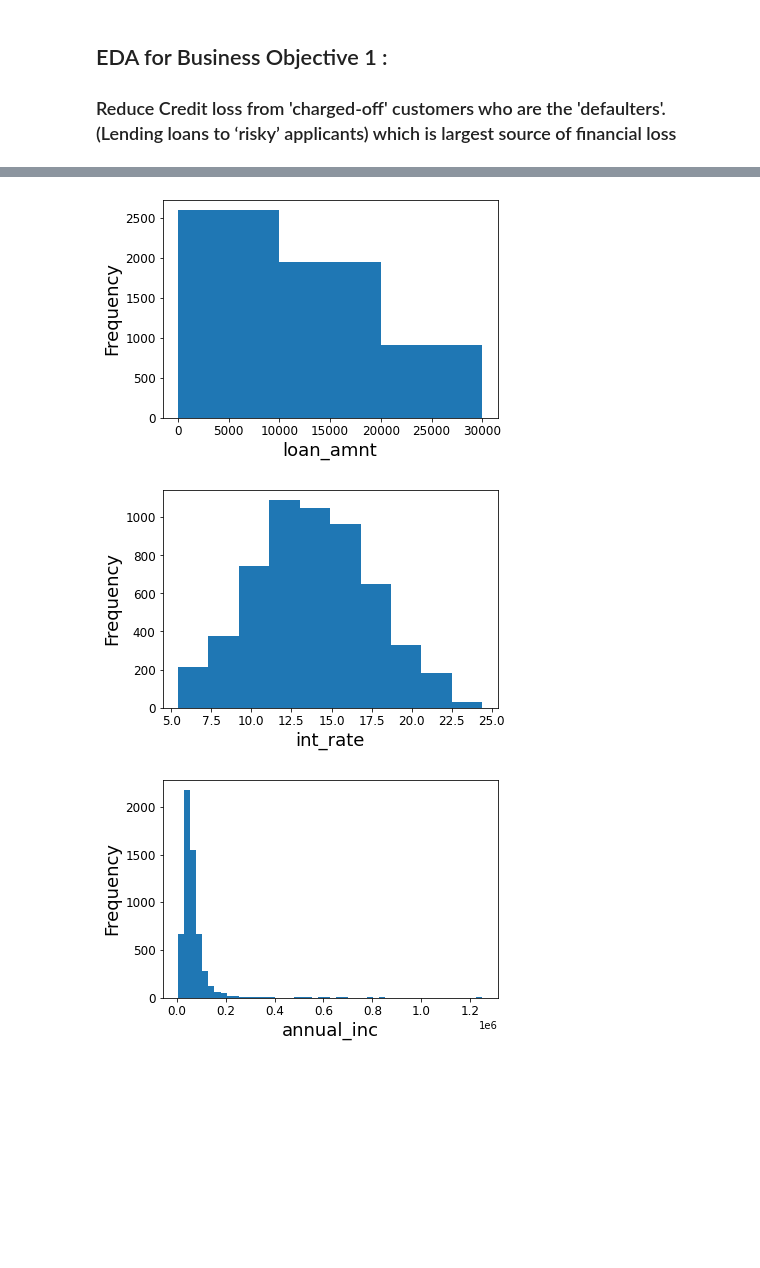
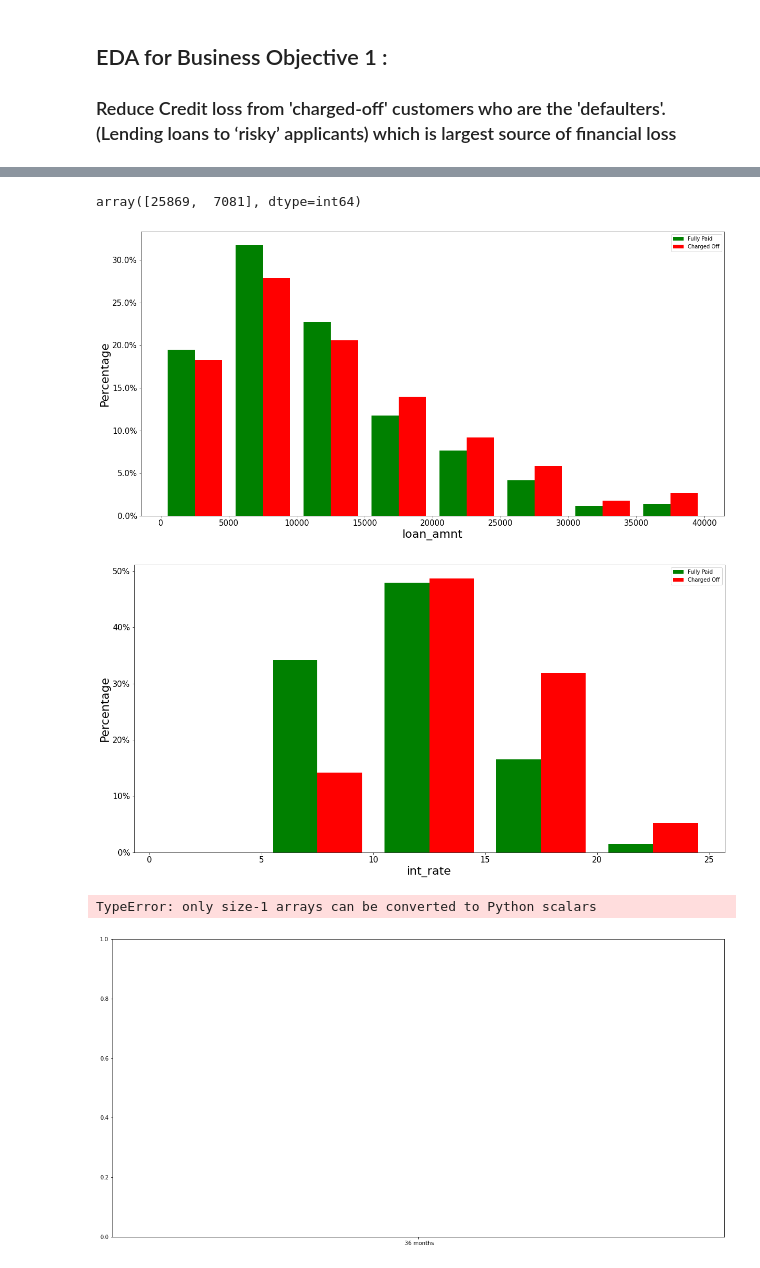
Before and after one commit to karthickchetti/LendingClubCaseStudy, a Jupyter notebook: Karthick_Chetti.ipynb, the cells around one changed output, grey strips where cells are left out. Saved outputs shown, nothing was run; the diff lists cells and outputs as text; code cells hidden in the pictures; blank space fills up the shorter version.

Commit message:
Added to do and histograms

```diff
--- a/Karthick_Chetti.ipynb
+++ b/Karthick_Chetti.ipynb
@@ -71,6 +76,11 @@ lc_df.head()
 # %%
 #Understanding the data
 lc_df.info(verbose=True,show_counts=True)
+
+# As we are interested in understanding charged off customers loan status as current is not useful for the analysis
+# Filtering data accorgingly
+
+lc_df = lc_df[~ (lc_df["loan_status"] == "Current") ]
 # %% [output]
 <class 'pandas.core.frame.DataFrame'>
 RangeIndex: 39717 entries, 0 to 39716
@@ -90,8 +100,8 @@ Data columns (total 111 columns):
 dtypes: float64(74), int64(13), object(24)
 memory usage: 33.6+ MB
 # %%
-#Removing columns having 90% null values in them
-lc_df_nulldrop=lc_df.dropna(axis=1,thresh=int(0.1*len(lc_df)))
+#Removing columns having 50% null values in them as such data is not useful
+lc_df_nulldrop=lc_df.dropna(axis=1,thresh=int(0.5*len(lc_df)))
 # %%
 #Printing number of columns removed
 removed_columns=len(lc_df.columns)-len(lc_df_nulldrop.columns)
@@ -207,6 +217,3 @@ The missing values in each column is :
-# %%
-#Deleting columns which have significantly high missing values
-lc_df_droppedcol.drop(["mths_since_last_delinq"],axis=1,inplace=True)
 # %% [markdown]
 ### Missing Value Imputation
 # %%
@@ -265,22 +277,54 @@ defaulted_df.head()
+# %%
+lc_df_droppedcol[lc_df_droppedcol["loan_status"]=="Fully Paid"]["term"].value_counts().values
+# %% [output]
+array([25869,  7081], dtype=int64)
 # %%
-# Univariate Analysis
-# Plotting graphs wrt columns
+# Bivariate Analysis
+# Plotting graphs wrt columns as percentage
 
-defaulted_df.describe()
+
 def plot_hist(df,column_name,bins):
-    plt.hist(df[column_name],bins=bins)
-    plt.xlabel(column_name,fontsize=18)
-    plt.ylabel("Frequency",fontsize=18)
-    plt.xticks(fontsize=12)
-    plt.yticks(fontsize=12)
+    plot_data = (df[df["loan_status"]=="Fully Paid"][column_name],df[df["loan_status"]=="Charged Off"][column_name])
+    #weight_data= (np.ones(len(plot_data[0])) / len(plot_data[0]+plot_data[1]),np.ones(len(plot_data[1])) / len(plot_data[0]+plot_data[1]))
+    weight_data= (np.ones(len(plot_data[0])) / len(plot_data[0]),np.ones(len(plot_data[1])) / len(plot_data[1]))
+    plt.figure(figsize=(20,10))
+    n,bin_data,patches=plt.hist(plot_data,color=("g","r"),weights=weight_data,bins=bins)
+    #plt.hist(plot_data,color=("g","r"))
+    plt.xlabel(column_name,fontsize=22)
+    plt.ylabel("Percentage",fontsize=22)
+    plt.xticks(fontsize=15)
+    plt.yticks(fontsize=15)
+    plt.gca().yaxis.set_major_formatter(PercentFormatter(1))
+    plt.legend(("Fully Paid","Charged Off"))
+    plt.show()
+    return n,bin_data,patches
+
+def plot_hist_cat(df,column_name,width):
+    df.plot.hist(column=["age"], by="gender", figsize=(10, 8))
+    plt.figure(figsize=(20,10))
+    plot_data = (df[df["loan_status"]=="Fully Paid"][column_name].value_counts().index)
+    #plot_data = (df[df["loan_status"]=="Fully Paid"][column_name].value_counts().index,df[df["loan_status"]=="Charged Off"][column_name].value_counts().index)
+    count_data = (df[df["loan_status"]=="Fully Paid"][column_name].value_counts().values,df[df["loan_status"]=="Charged Off"][column_name].value_counts().values)
+    plt.bar(plot_data, count_data, width=width)
+    plt.xlabel(column_name,fontsize=22)
+    plt.ylabel("Frequency",fontsize=22)
+    plt.xticks(fontsize=15)
+    plt.yticks(fontsize=15)
+    plt.legend(("Fully Paid","Charged Off"))
     plt.show()
 
-plot_hist(defaulted_df,"loan_amnt",(0,10000,20000,30000))
-plot_hist(defaulted_df,"int_rate",10)
-plot_hist(defaulted_df,"annual_inc",50)
+a1,b1,c1=plot_hist(lc_df_droppedcol,"loan_amnt",np.linspace(0,40000,num=9))
+a2,b2,c2 = plot_hist(lc_df_droppedcol,"int_rate",np.linspace(0,25,num=6))
+plot_hist_cat(lc_df_droppedcol,"term",0.5)
 
-# The histogram gives us the necessary insights
+
+print(a1)
+print(b1)
+print(c1)
+
+#plot_hist(lc_df_droppedcol,"annual_inc",50)
 # %% [output]
-[figure, old version]
+[figure, new version]
-[figure, old version]
+[figure, new version]
+TypeError: only size-1 arrays can be converted to Python scalars
-[figure, old version]
+[figure, new version]
```
Also changed, not shown: parts of 16 cells of this notebook.
